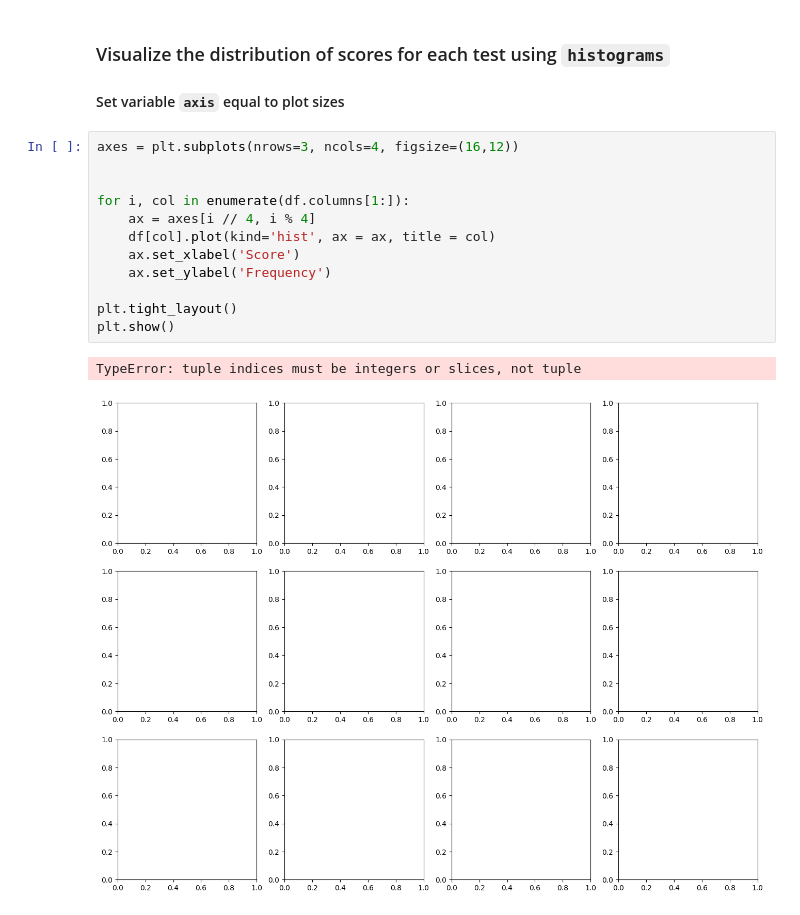
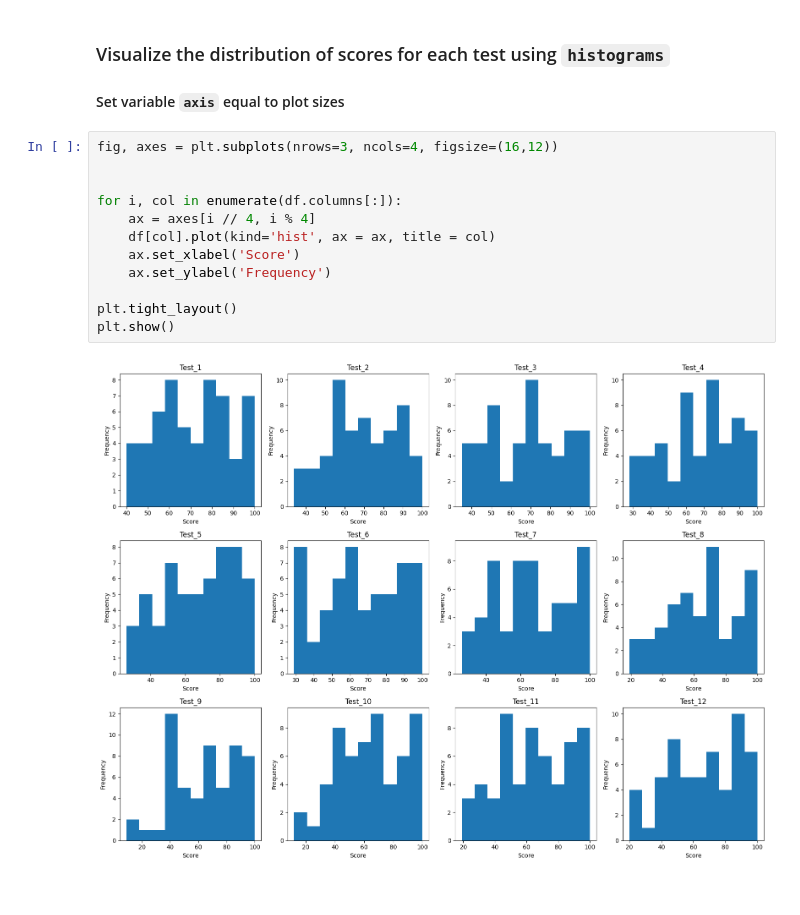
Before and after one commit to Nathan-Seeley/World_Peace_trends, a Jupyter notebook: notebook.ipynb, the cells around one changed output. Cells and saved outputs as stored; diff of their text form.

Commit message:
Determined and fixed type error by providing fig to change figure level attributes

```diff
--- a/notebook.ipynb
+++ b/notebook.ipynb
@@ -108,17 +108,16 @@ import matplotlib.pyplot as plt
 ### Visualize the distribution of scores for each test using `histograms`
 #### Set variable `axis` equal to plot sizes
 # %%
-axes = plt.subplots(nrows=3, ncols=4, figsize=(16,12))
+fig, axes = plt.subplots(nrows=3, ncols=4, figsize=(16,12))
 
 
-for i, col in enumerate(df.columns[1:]):
+for i, col in enumerate(df.columns[:]):
     ax = axes[i // 4, i % 4]
     df[col].plot(kind='hist', ax = ax, title = col)
     ax.set_xlabel('Score')
     ax.set_ylabel('Frequency')
 
 plt.tight_layout()
 plt.show()
 # %% [output]
-TypeError: tuple indices must be integers or slices, not tuple
-[figure, old version]
+[figure, new version]
```
